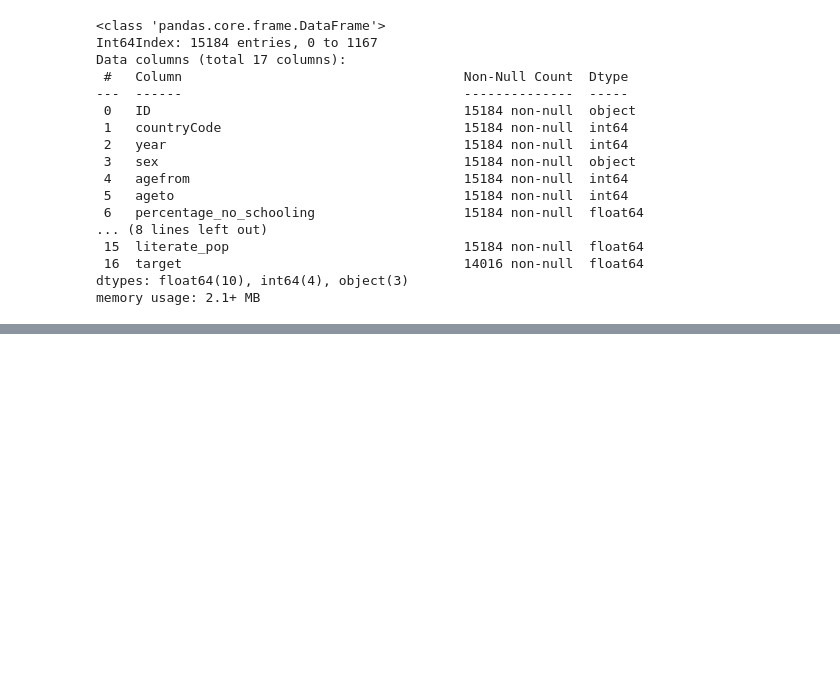
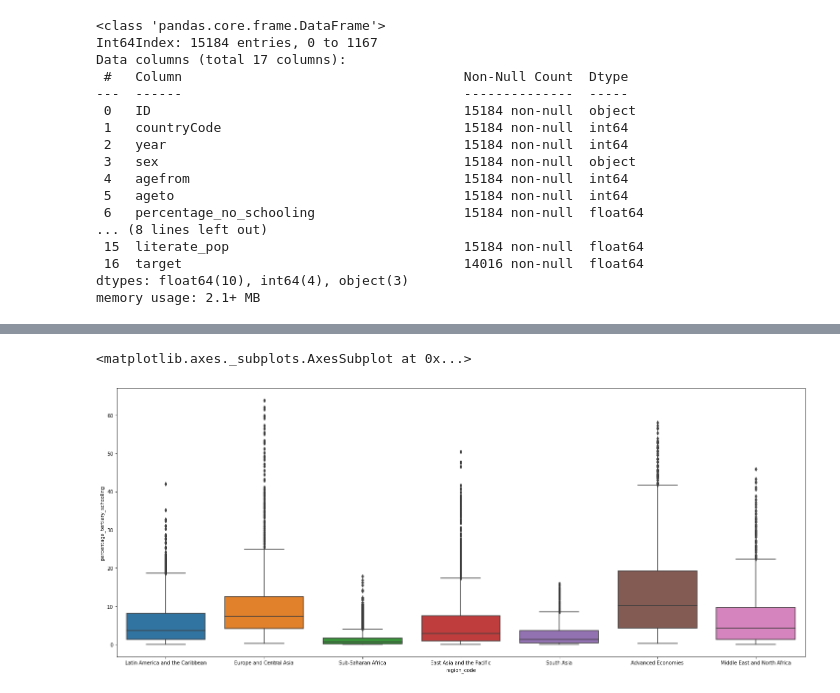
Before and after one commit to ElijahWandimi/Datascience, a Jupyter notebook: SilliconValley21st.ipynb, the cells around one changed output, grey strips where cells are left out. Cells and saved outputs as stored; diff of their text form; code cells hidden in the pictures; blank space fills up the shorter version.

```diff
--- a/SilliconValley21st.ipynb
+++ b/SilliconValley21st.ipynb
@@ -76,3 +77,6 @@ dataset.describe()
 | 50% | 91.500000 | 1980.000000 | 20.000000 | 999.0 | 24.080000 | 33.091667 | ... |
 | 75% | 131.000000 | 1995.000000 | 25.000000 | 999.0 | 57.790000 | 49.061667 | ... |
 | max | 358.000000 | 2010.000000 | 25.000000 | 999.0 | 100.000000 | 94.380000 | ... |
+# %%
+cat_cols = ['sex', 'region_code']
+dataset.drop(['ID'], axis=1, inplace=True)
@@ -78,0 +110,7 @@ dataset.describe()
+# %%
+fig, ax = plt.subplots()
+fig.set_size_inches(25, 10)
+sns.boxplot(x='region_code', y='percentage_tertiary_schooling', data=dataset)
+# %% [output]
+<matplotlib.axes._subplots.AxesSubplot at 0x...>
+[figure, added]
```
Also changed, not shown: parts of 24 cells of this notebook.
